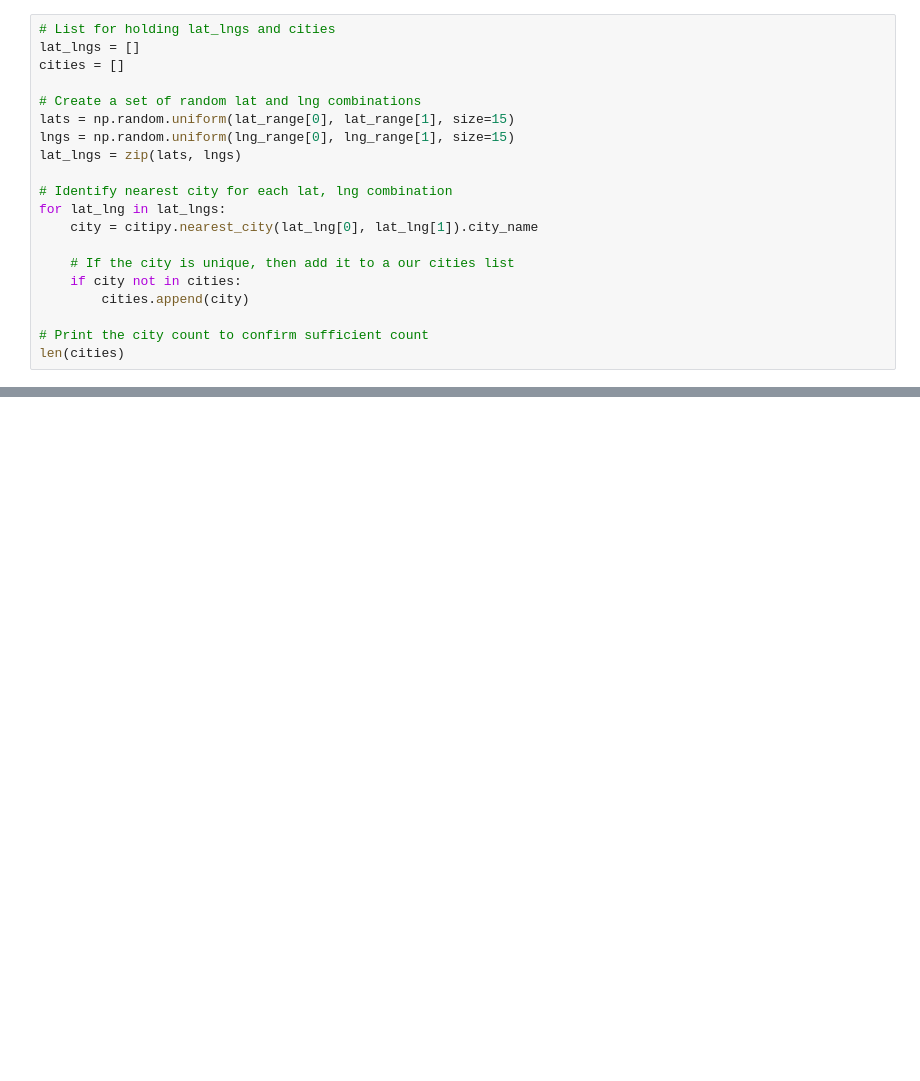
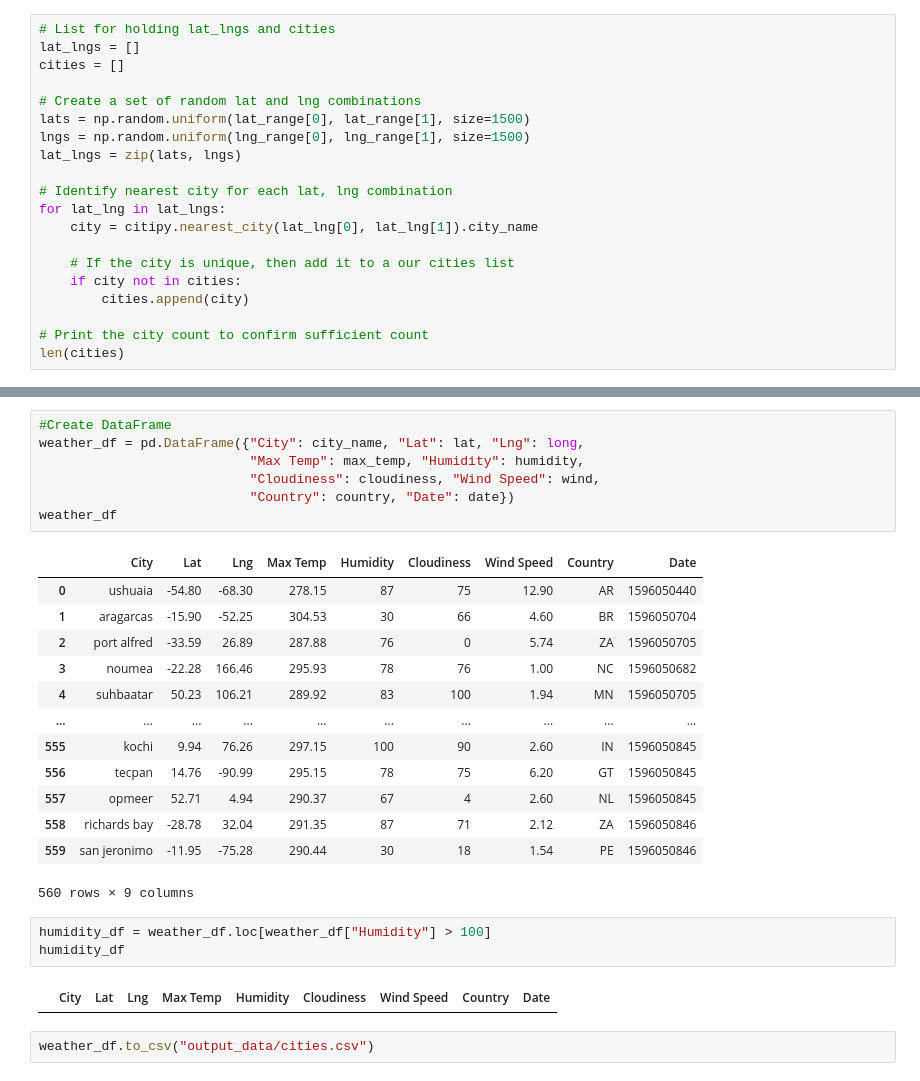
Before and after one commit to MabelDS89/python-api-challenge, a Jupyter notebook: WeatherPy/WeatherPy.ipynb, the cells around one changed output, grey strips where cells are left out. Cells and saved outputs as stored; diff of their text form; blank space fills up the shorter version.

Commit message:
Dataframe and CSV file for WeatherPy.

```diff
--- a/WeatherPy/WeatherPy.ipynb
+++ b/WeatherPy/WeatherPy.ipynb
@@ -27,8 +27,8 @@ lat_lngs = []
 cities = []
 
 # Create a set of random lat and lng combinations
-lats = np.random.uniform(lat_range[0], lat_range[1], size=15)
-lngs = np.random.uniform(lng_range[0], lng_range[1], size=15)
+lats = np.random.uniform(lat_range[0], lat_range[1], size=1500)
+lngs = np.random.uniform(lng_range[0], lng_range[1], size=1500)
 lat_lngs = zip(lats, lngs)
 
 # Identify nearest city for each lat, lng combination
@@ -84,0 +130,28 @@ for place in happy_places["results"]:
+# %%
+#Create DataFrame
+weather_df = pd.DataFrame({"City": city_name, "Lat": lat, "Lng": long,
+                           "Max Temp": max_temp, "Humidity": humidity,
+                           "Cloudiness": cloudiness, "Wind Speed": wind,
+                           "Country": country, "Date": date})
+weather_df
+# %% [output]
+|  | City | Lat | Lng | Max Temp | Humidity | Cloudiness | Wind Speed | Country | Date |
+| 0 | ushuaia | -54.80 | -68.30 | 278.15 | 87 | 75 | 12.90 | AR | 1596050440 |
+| 1 | aragarcas | -15.90 | -52.25 | 304.53 | 30 | 66 | 4.60 | BR | 1596050704 |
+| 2 | port alfred | -33.59 | 26.89 | 287.88 | 76 | 0 | 5.74 | ZA | 1596050705 |
+| 3 | noumea | -22.28 | 166.46 | 295.93 | 78 | 76 | 1.00 | NC | 1596050682 |
+| 4 | suhbaatar | 50.23 | 106.21 | 289.92 | 83 | 100 | 1.94 | MN | 1596050705 |
+| ... | ... | ... | ... | ... | ... | ... | ... | ... | ... |
+| 555 | kochi | 9.94 | 76.26 | 297.15 | 100 | 90 | 2.60 | IN | 1596050845 |
+| 556 | tecpan | 14.76 | -90.99 | 295.15 | 78 | 75 | 6.20 | GT | 1596050845 |
+| 557 | opmeer | 52.71 | 4.94 | 290.37 | 67 | 4 | 2.60 | NL | 1596050845 |
+| 558 | richards bay | -28.78 | 32.04 | 291.35 | 87 | 71 | 2.12 | ZA | 1596050846 |
+| 559 | san jeronimo | -11.95 | -75.28 | 290.44 | 30 | 18 | 1.54 | PE | 1596050846 |
+560 rows × 9 columns
+# %%
+humidity_df = weather_df.loc[weather_df["Humidity"] > 100]
+humidity_df
+# %% [output]
+|  | City | Lat | Lng | Max Temp | Humidity | Cloudiness | Wind Speed | Country | Date |
+# %%
+weather_df.to_csv("output_data/cities.csv")
```
Also changed, not shown: parts of 4 cells of this notebook, 2 other files.
